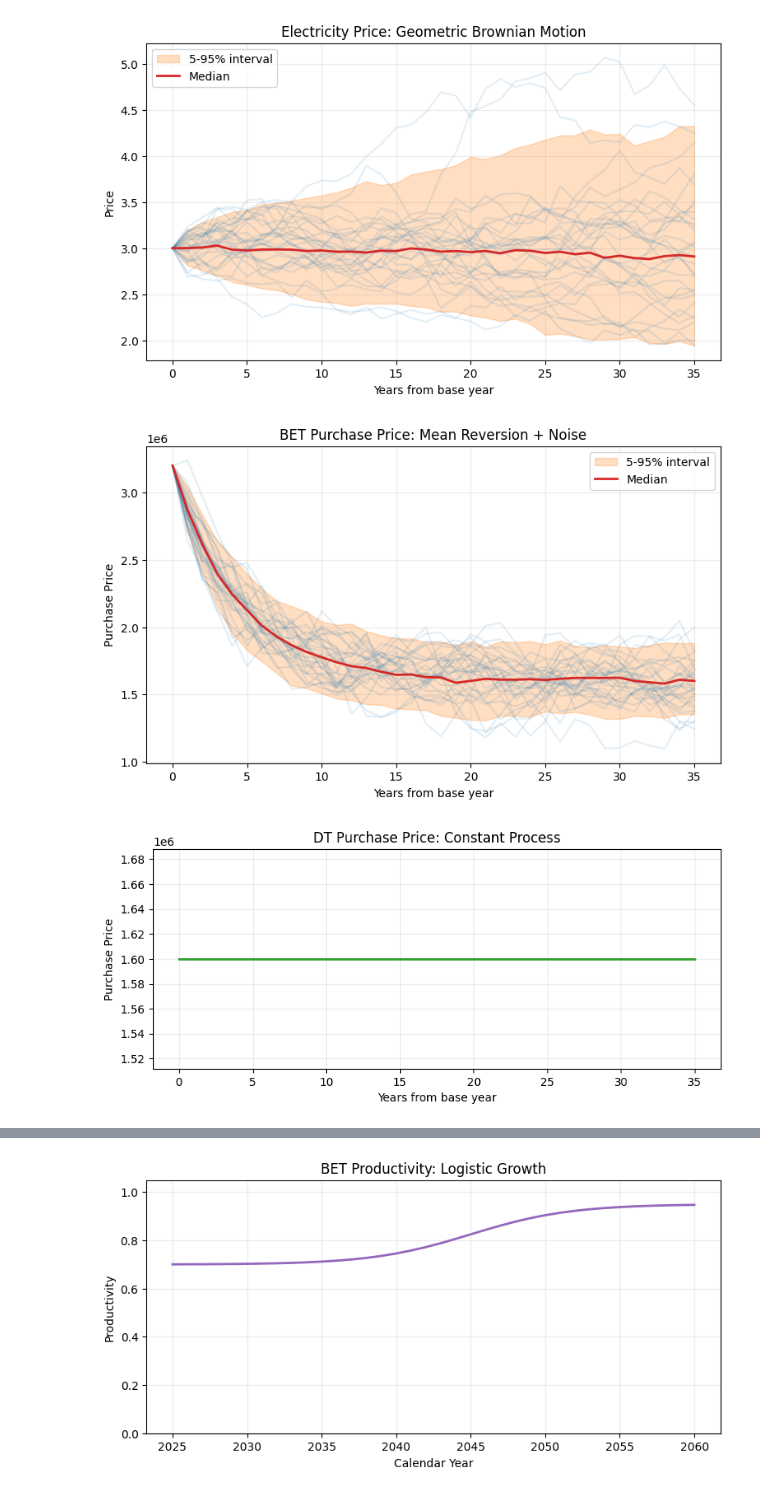
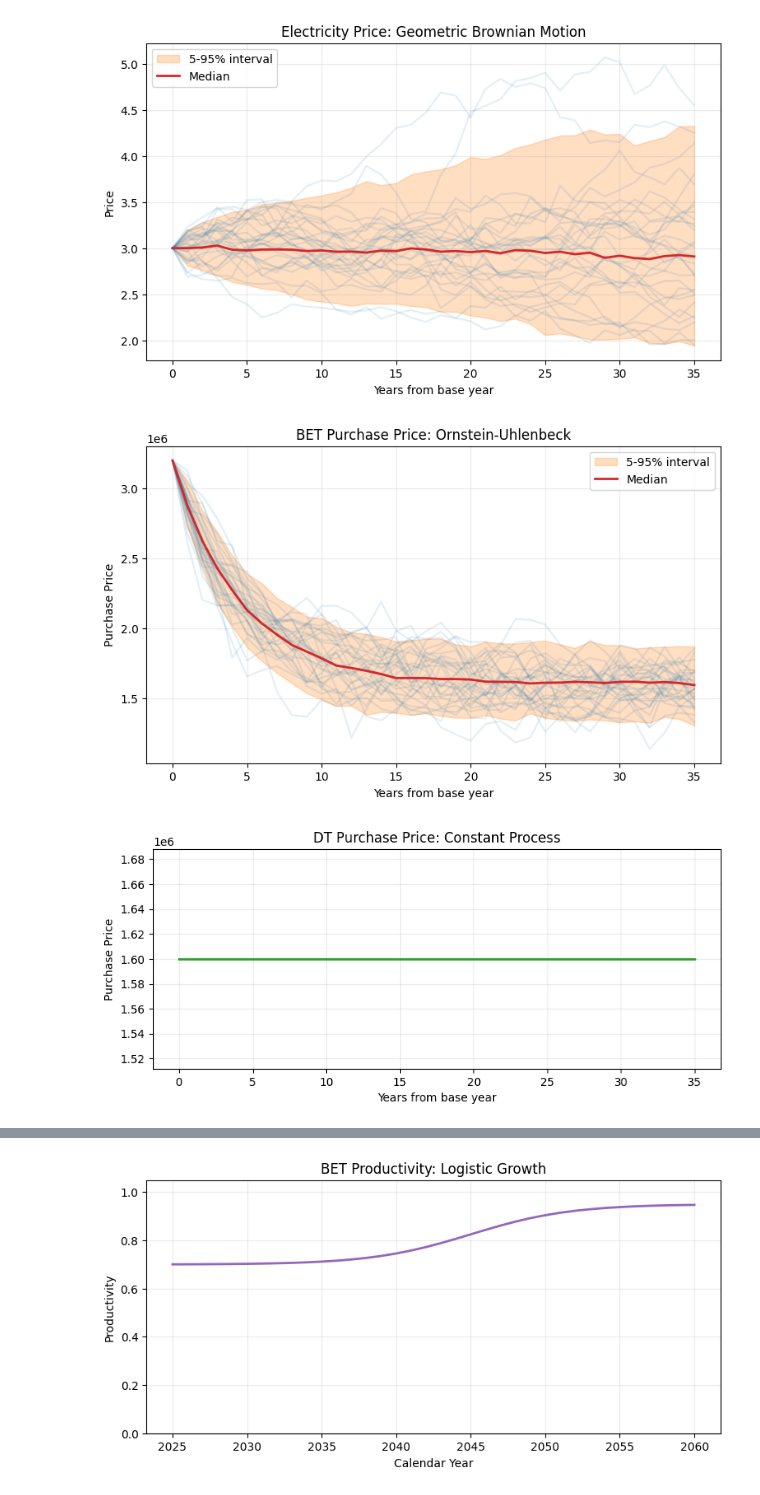
Before and after one commit to simfro/fleet-replacement, a Jupyter notebook: notebooks/stochastic_processes_analysis.ipynb, the cells around one changed output, grey strips where cells are left out. Drawn from its saved outputs; the diff is of its cells as text; code cells hidden in the pictures.

Commit message:
new figure

```diff
--- a/notebooks/stochastic_processes_analysis.ipynb
+++ b/notebooks/stochastic_processes_analysis.ipynb
@@ -89,30 +89,30 @@ plot_path_ensemble(
 # %%
 bet_paths = simulate_paths(
     step_fn=lambda value, local_rng: BET_price_mean_reversion_step(
         value, config.BET_price, local_rng
     ),
     initial_value=config.BET_price.initial_price,
     n_years=n_years,
     n_paths=n_paths,
     rng=rng,
 )
 
 dt_constant = np.array(
     [DT_price_step(config.DT_price.initial_price) for _ in range(n_years + 1)],
     dtype=float,
 )
 
 plot_path_ensemble(
-    bet_paths, "BET Purchase Price: Mean Reversion + Noise", "Purchase Price"
+    bet_paths, "BET Purchase Price: Ornstein-Uhlenbeck", "Purchase Price"
 )
 
 plt.figure(figsize=(9, 3.5))
 plt.plot(np.arange(n_years + 1), dt_constant, color="tab:green", lw=2)
 plt.title("DT Purchase Price: Constant Process")
 plt.xlabel("Years from base year")
 plt.ylabel("Purchase Price")
 plt.grid(alpha=0.25)
 plt.show()
 # %% [output]
-[figure, old version]
+[figure, new version]
 [figure]
```
Also changed, not shown: parts of 1 cell of this notebook.
